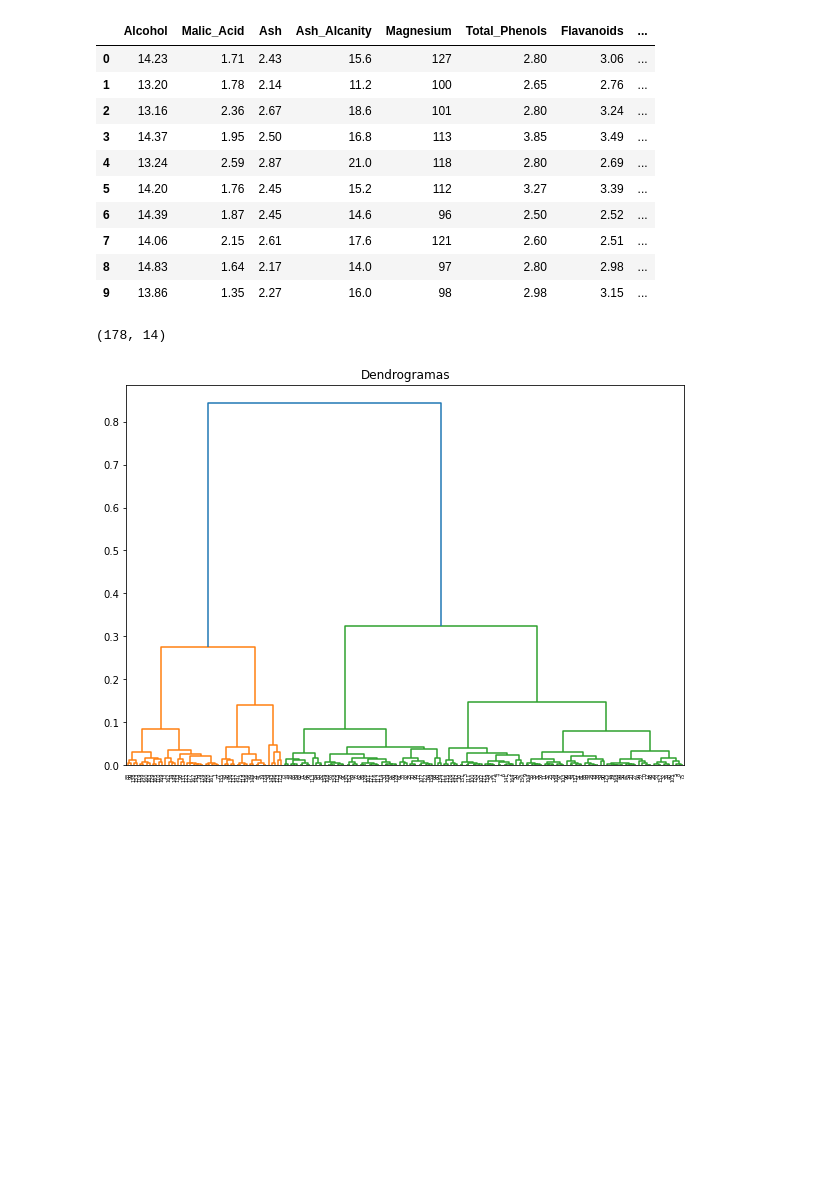
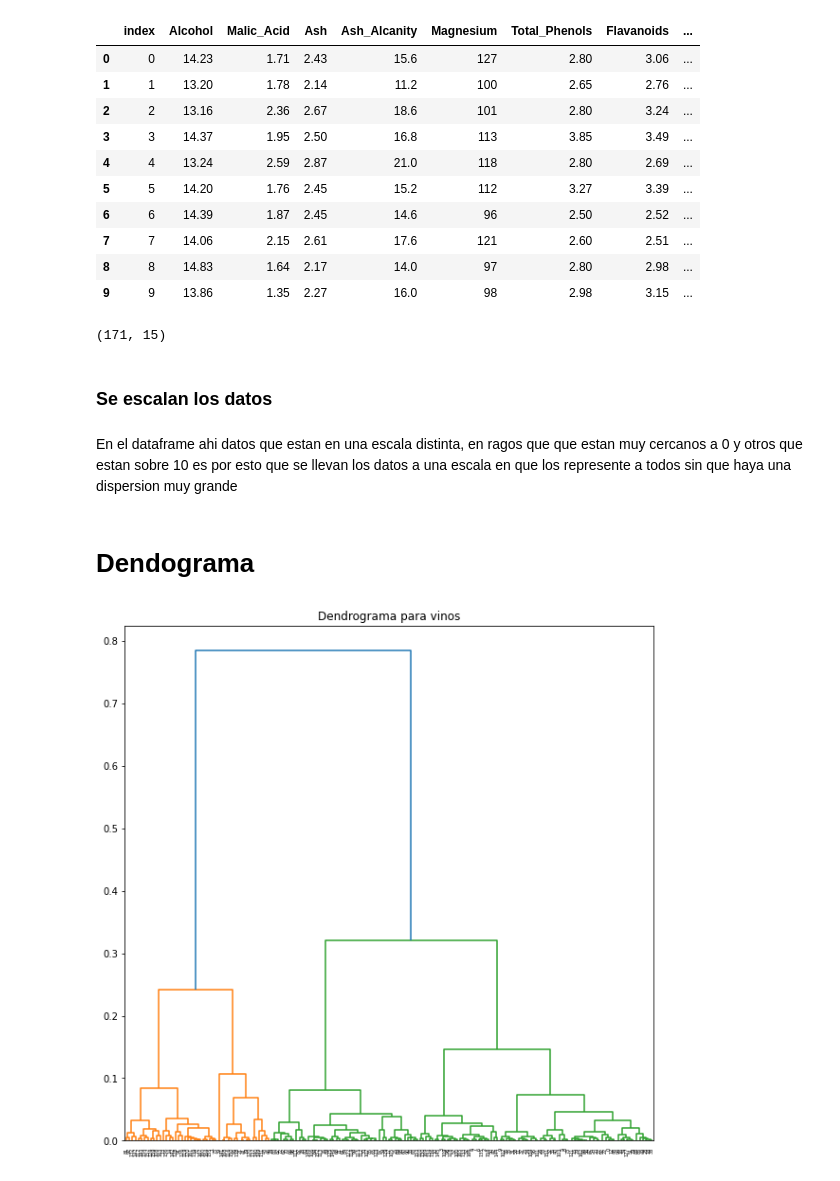
Before and after one commit to joseluissanmartin/Solemene2OE2, a Jupyter notebook: Solemne-Clustering.ipynb, the cells around one changed output. Cells and saved outputs as stored; diff of their text form; code cells hidden in the pictures; blank space fills up the shorter version.

```diff
--- a/Solemne-Clustering.ipynb
+++ b/Solemne-Clustering.ipynb
@@ -3,32 +3,38 @@ import pandas as pd
 import numpy as np
 import matplotlib.pyplot as plt
 # %%
-dataFrame = pd.read_csv("Wine.csv")
+dataFrame = pd.read_csv("clean_wine.csv")
 dataFrame.head(10)
 # %% [output]
-|  | Alcohol | Malic_Acid | Ash | Ash_Alcanity | Magnesium | Total_Phenols | Flavanoids | ... |
-| 0 | 14.23 | 1.71 | 2.43 | 15.6 | 127 | 2.80 | 3.06 | ... |
-| 1 | 13.20 | 1.78 | 2.14 | 11.2 | 100 | 2.65 | 2.76 | ... |
-| 2 | 13.16 | 2.36 | 2.67 | 18.6 | 101 | 2.80 | 3.24 | ... |
-| 3 | 14.37 | 1.95 | 2.50 | 16.8 | 113 | 3.85 | 3.49 | ... |
-| 4 | 13.24 | 2.59 | 2.87 | 21.0 | 118 | 2.80 | 2.69 | ... |
-| 5 | 14.20 | 1.76 | 2.45 | 15.2 | 112 | 3.27 | 3.39 | ... |
-| 6 | 14.39 | 1.87 | 2.45 | 14.6 | 96 | 2.50 | 2.52 | ... |
-| 7 | 14.06 | 2.15 | 2.61 | 17.6 | 121 | 2.60 | 2.51 | ... |
-| 8 | 14.83 | 1.64 | 2.17 | 14.0 | 97 | 2.80 | 2.98 | ... |
-| 9 | 13.86 | 1.35 | 2.27 | 16.0 | 98 | 2.98 | 3.15 | ... |
+|  | index | Alcohol | Malic_Acid | Ash | Ash_Alcanity | Magnesium | Total_Phenols | Flavanoids | ... |
+| 0 | 0 | 14.23 | 1.71 | 2.43 | 15.6 | 127 | 2.80 | 3.06 | ... |
+| 1 | 1 | 13.20 | 1.78 | 2.14 | 11.2 | 100 | 2.65 | 2.76 | ... |
+| 2 | 2 | 13.16 | 2.36 | 2.67 | 18.6 | 101 | 2.80 | 3.24 | ... |
+| 3 | 3 | 14.37 | 1.95 | 2.50 | 16.8 | 113 | 3.85 | 3.49 | ... |
+| 4 | 4 | 13.24 | 2.59 | 2.87 | 21.0 | 118 | 2.80 | 2.69 | ... |
+| 5 | 5 | 14.20 | 1.76 | 2.45 | 15.2 | 112 | 3.27 | 3.39 | ... |
+| 6 | 6 | 14.39 | 1.87 | 2.45 | 14.6 | 96 | 2.50 | 2.52 | ... |
+| 7 | 7 | 14.06 | 2.15 | 2.61 | 17.6 | 121 | 2.60 | 2.51 | ... |
+| 8 | 8 | 14.83 | 1.64 | 2.17 | 14.0 | 97 | 2.80 | 2.98 | ... |
+| 9 | 9 | 13.86 | 1.35 | 2.27 | 16.0 | 98 | 2.98 | 3.15 | ... |
 # %%
 dataFrame.shape
 # %% [output]
-(178, 14)
+(171, 15)
+# %% [markdown]
+### Se escalan los datos
+# %% [markdown]
+En el dataframe ahi datos que estan en una escala distinta, en ragos que que estan muy cercanos a 0 y otros que estan sobre 10 es por esto que se llevan los datos a una escala en que los represente a todos sin que haya una dispersion muy grande
+# %%
+#Se realiza el escalamiento de los datos
+from sklearn import preprocessing
+
+df_escalado = preprocessing.Normalizer().fit_transform(dataFrame[["Malic_Acid","Ash_Alcanity","Nonflavanoid_Phenols"]])
+Observaciones_escaladas = preprocessing.Normalizer().fit_transform(muestras)
 # %%
-#Se determina las variables a evaluar
-X = data_escalada
-### DATOS DE MUESTRA ###
-#Se selecionan unos datos al azar para posteriormente verificar el clúster
-#al que pertenecen
+X = df_escalado
 indices = [10, 90, 150]
 muestras = pd.DataFrame(dataFrame.loc[indices],
                        columns = dataFrame.keys()).reset_index(drop = True)
 
-data = dataFrame.drop(indices, axis = 0)
+df = dataFrame.drop(indices, axis = 0)
@@ -41,12 +41,12 @@ muestras_escalada = preprocessing.Normalizer().fit_transform(muestras)
 # %%
-X = data_escalada
 y = np.array(dataFrame['Customer_Segment'])
+# %% [markdown]
+# Dendograma
 # %%
-#Se gráfica el dendrograma para obtener el número de clúster
 import scipy.cluster.hierarchy as shc
 
-plt.figure(figsize=(10, 7))
-plt.title("Dendrogramas")
+plt.figure(figsize=(10, 10))
+plt.title("Dendrograma para vinos")
 dendrograma = shc.dendrogram(shc.linkage(X, method = 'ward'))
 # %% [output]
-[figure, old version]
+[figure, new version]
```
Also changed, not shown: parts of 4 cells of this notebook.
